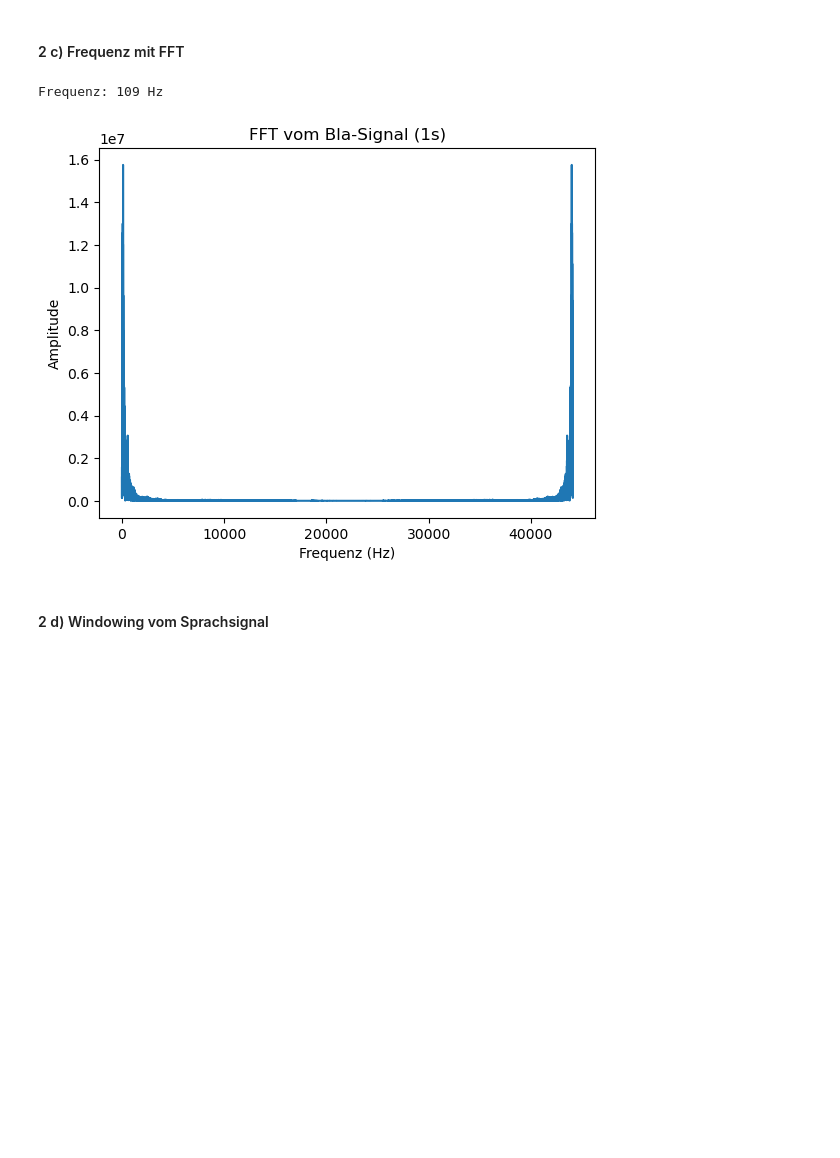
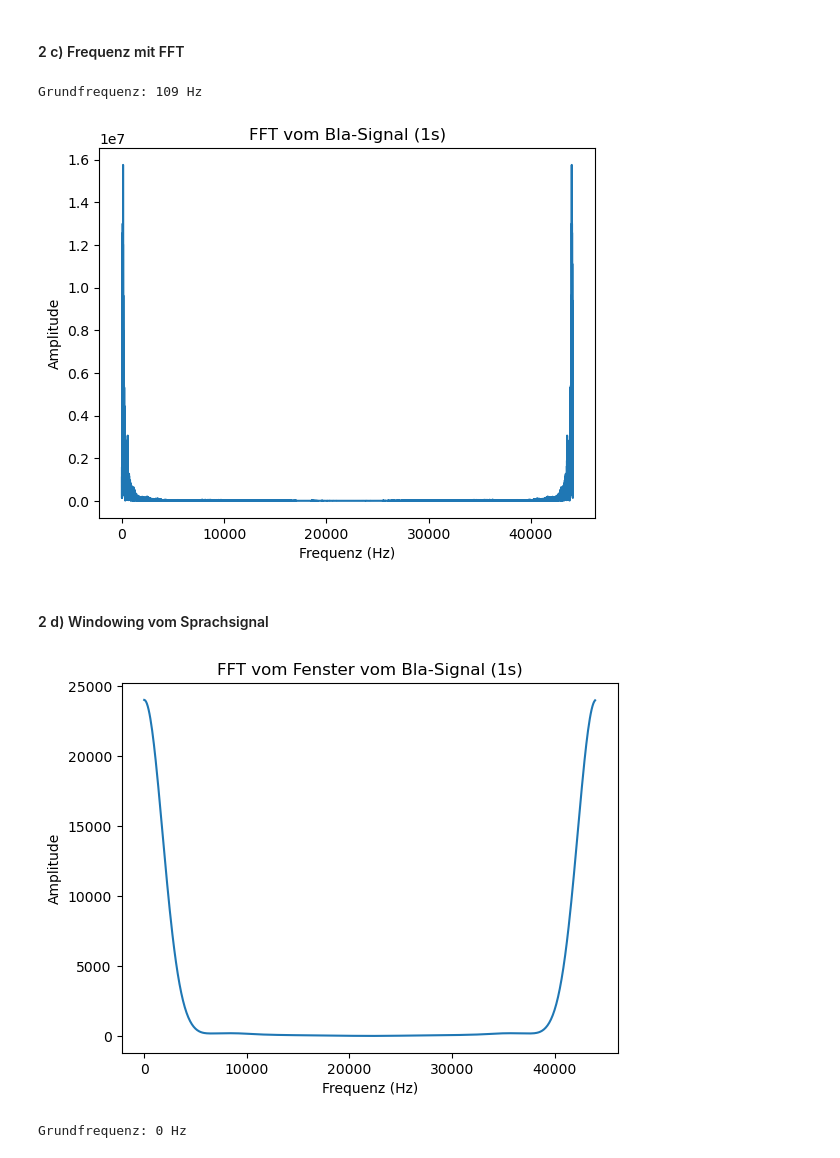
Before and after one commit to Atomarverseucht/AIN, a Jupyter notebook: 3/technische-grundlagen-der-kuenstlichen-intelligenz/versuch3/mikrofon.ipynb, the cells around one changed output. Drawn from its saved outputs; the diff is of its cells as text; code cells hidden in the pictures; blank space fills up the shorter version.

Commit message:
tgki v3.2 bla windowing

```diff
--- a/3/technische-grundlagen-der-kuenstlichen-intelligenz/versuch3/mikrofon.ipynb
+++ b/3/technische-grundlagen-der-kuenstlichen-intelligenz/versuch3/mikrofon.ipynb
@@ -92,7 +93,7 @@ plt.show()
 blaFT = np.abs(np.fft.fft(blaS))
 plt.plot(blaFT)
 freq = np.argmax(blaFT[0: int(samples /2)])
-print(f"Frequenz: {freq} Hz")
+print(f"Grundfrequenz: {freq} Hz")
 
 
 plt.ylabel('Amplitude')
@@ -100,7 +101,34 @@ plt.xlabel('Frequenz (Hz)')
 plt.title("FFT vom Bla-Signal (1s)")
 plt.show()
 # %% [output]
-Frequenz: 109 Hz
+Grundfrequenz: 109 Hz
 [figure]
 # %% [markdown]
 #### 2 d) Windowing vom Sprachsignal
+# %%
+winSize = 512
+winSizeH = winSize // 2
+window = signal.windows.gaussian(winSize, std=4)
+
+wAnz = samples // winSize
+windowedBla = np.full((wAnz, winSize), 0, dtype=float)
+fftWinBla = np.full((wAnz, winSize), 0, dtype=float)
+midWinFFT = np.full( winSize, 0, dtype=float)
+
+for winIndx in range(0, wAnz):
+    winStart = winIndx * winSizeH
+    windowedBla[winIndx] = blaS[winStart : winStart + winSize] * window
+    fftWinBla[winIndx] = np.abs(np.fft.fft(windowedBla[winIndx])) ** 2
+    midWinFFT += fftWinBla[winIndx]
+midWinFFT = np.sqrt(midWinFFT / wAnz)
+plt.plot(np.arange(winSize) * wAnz, midWinFFT)
+plt.ylabel('Amplitude')
+plt.xlabel('Frequenz (Hz)')
+plt.title('FFT vom Fenster vom Bla-Signal (1s)')
+plt.show()
+
+freq = np.argmax(midWinFFT[0: int(winSize //2)])
+print(f"Grundfrequenz: {freq} Hz")
+# %% [output]
+[figure, added]
+Grundfrequenz: 0 Hz
```
Also changed, not shown: parts of 2 cells of this notebook.
